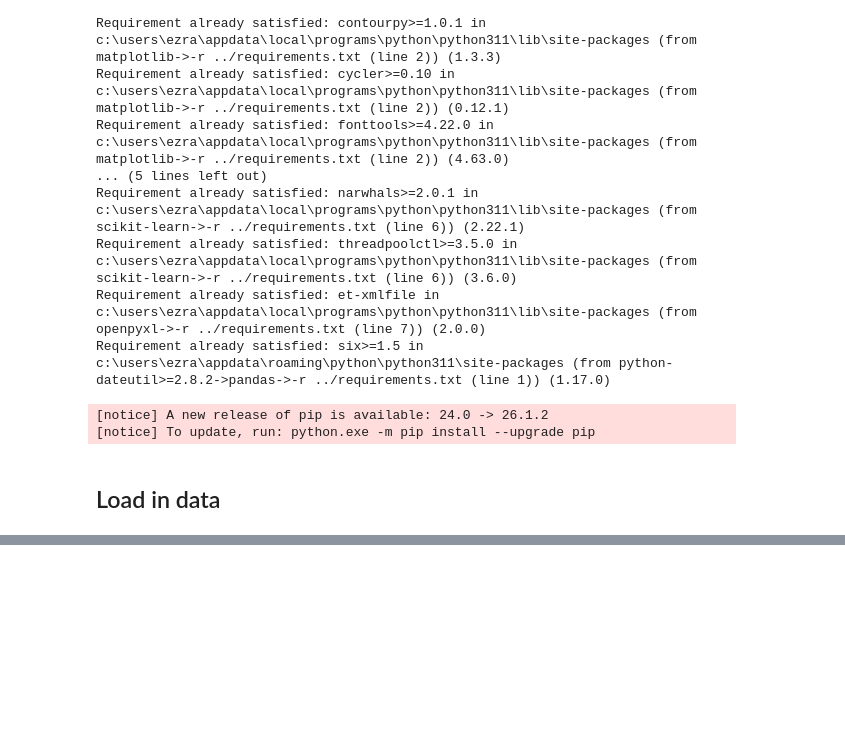
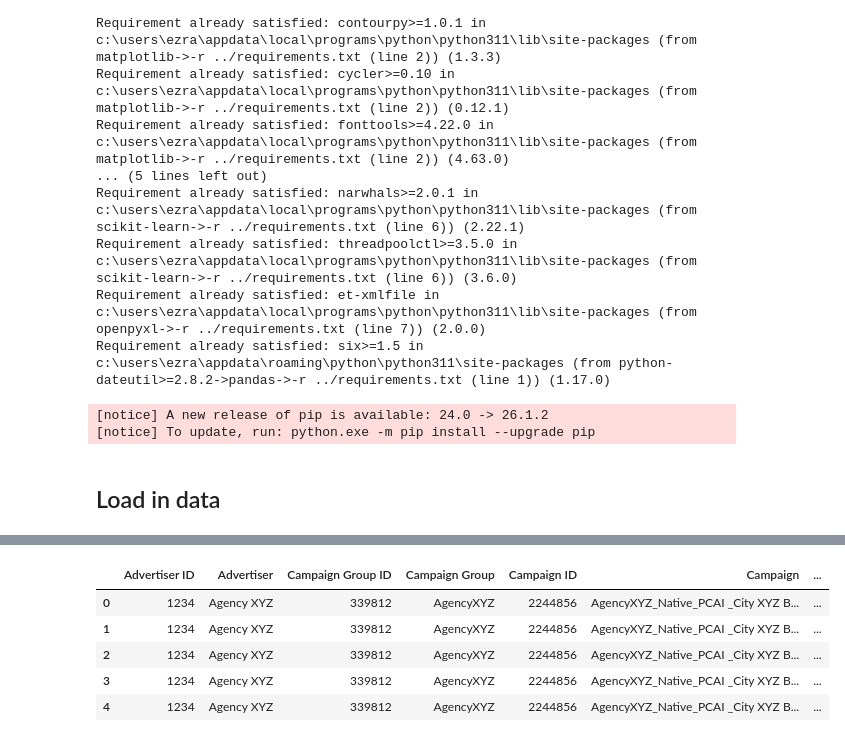
Before and after one commit to EzraGoldberg/portfolio-projects, a Jupyter notebook: 2. Tech Interview Prep/Weather Adtech Data Science/notebooks/Case_Study.ipynb, the cells around one changed output, grey strips where cells are left out. Cells and saved outputs as stored; diff of their text form; code cells hidden in the pictures; blank space fills up the shorter version.

```diff
--- a/2. Tech Interview Prep/Weather Adtech Data Science/notebooks/Case_Study.ipynb
+++ b/2. Tech Interview Prep/Weather Adtech Data Science/notebooks/Case_Study.ipynb
@@ -64,0 +74,10 @@ from scipy import stats
+# %%
+campaign_metrics = pd.read_excel("../data/CityXYZ_CampaignMetrics_March.xlsx")
+campaign_metrics.head()
+# %% [output]
+|  | Advertiser ID | Advertiser | Campaign Group ID | Campaign Group | Campaign ID | Campaign | ... |
+| 0 | 1234 | Agency XYZ | 339812 | AgencyXYZ | 2244856 | AgencyXYZ_Native_PCAI _City XYZ B... | ... |
+| 1 | 1234 | Agency XYZ | 339812 | AgencyXYZ | 2244856 | AgencyXYZ_Native_PCAI _City XYZ B... | ... |
+| 2 | 1234 | Agency XYZ | 339812 | AgencyXYZ | 2244856 | AgencyXYZ_Native_PCAI _City XYZ B... | ... |
+| 3 | 1234 | Agency XYZ | 339812 | AgencyXYZ | 2244856 | AgencyXYZ_Native_PCAI _City XYZ B... | ... |
+| 4 | 1234 | Agency XYZ | 339812 | AgencyXYZ | 2244856 | AgencyXYZ_Native_PCAI _City XYZ B... | ... |
```
Also changed, not shown: parts of 5 cells of this notebook, 1 other file.
